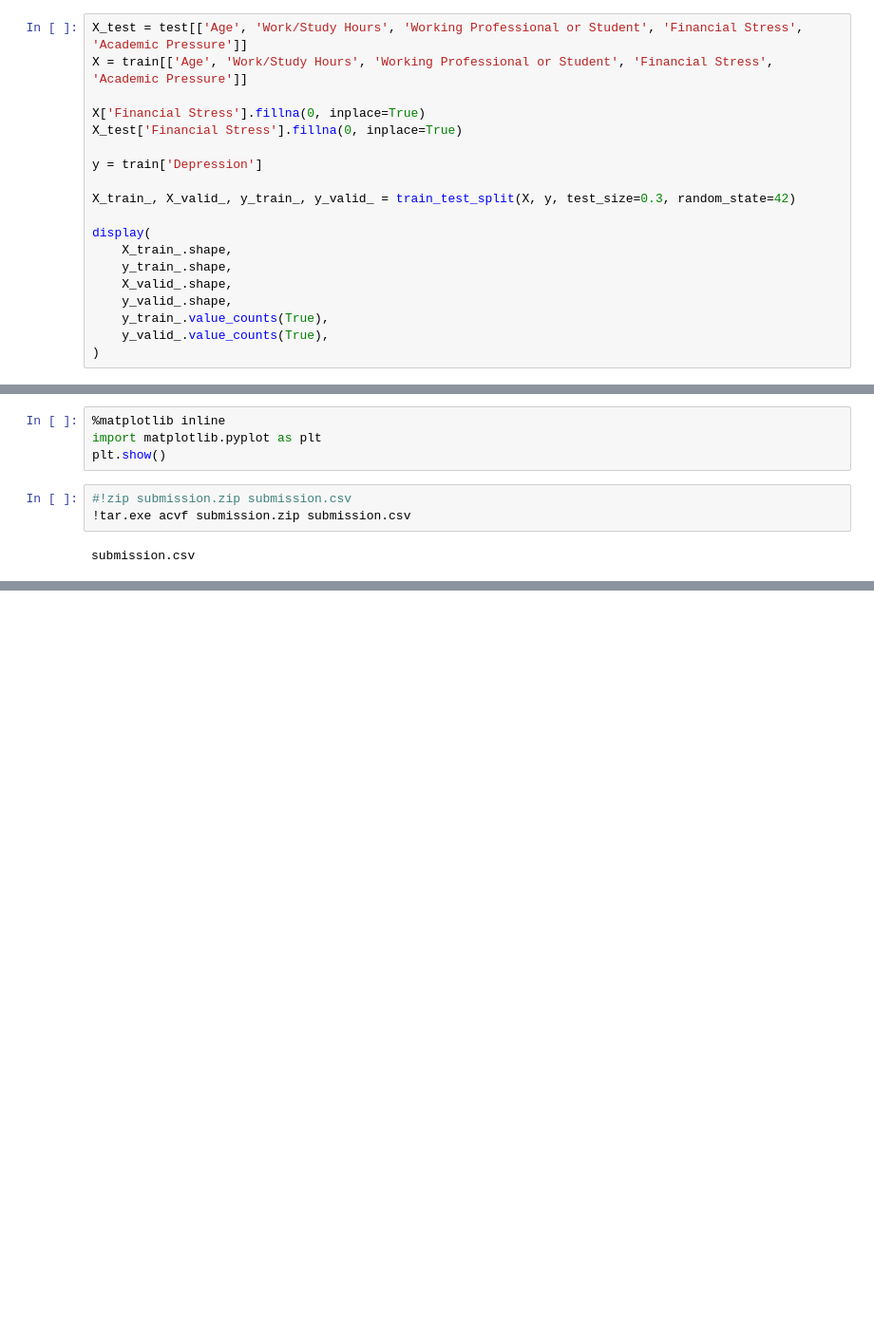
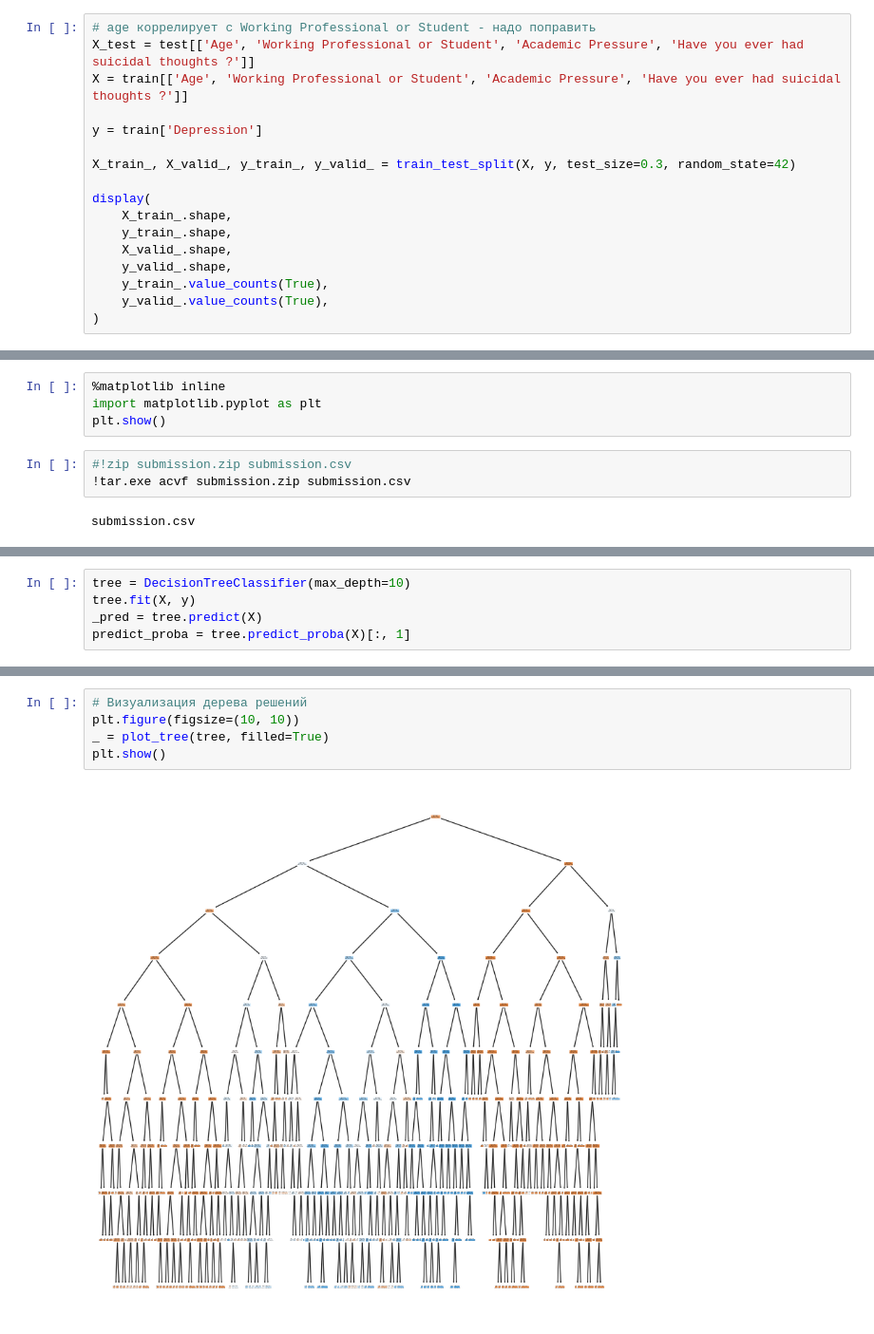
Before and after one commit to NikitaMaltsevvv/SIAFT_INTENSIVE, a Jupyter notebook: baseline.ipynb, the cells around one changed output, grey strips where cells are left out. Shown: that part at 95% size. Drawn from its saved outputs; the diff is of its cells as text; blank space fills up the shorter version.

Commit message:
added tree

```diff
--- a/baseline.ipynb
+++ b/baseline.ipynb
@@ -306,9 +302,7 @@ plt.show()
 # %%
-X_test = test[['Age', 'Work/Study Hours', 'Working Professional or Student', 'Financial Stress', 'Academic Pressure']]
-X = train[['Age', 'Work/Study Hours', 'Working Professional or Student', 'Financial Stress', 'Academic Pressure']]
-
-X['Financial Stress'].fillna(0, inplace=True)
-X_test['Financial Stress'].fillna(0, inplace=True)
+# age коррелирует с Working Professional or Student - надо поправить
+X_test = test[['Age', 'Working Professional or Student', 'Academic Pressure', 'Have you ever had suicidal thoughts ?']]
+X = train[['Age', 'Working Professional or Student', 'Academic Pressure', 'Have you ever had suicidal thoughts ?']]
 
 y = train['Depression']
 
@@ -404,0 +383,5 @@ submission.csv
+# %%
+tree = DecisionTreeClassifier(max_depth=10)
+tree.fit(X, y)
+_pred = tree.predict(X)
+predict_proba = tree.predict_proba(X)[:, 1]
@@ -404,0 +396,7 @@ submission.csv
+# %%
+# Визуализация дерева решений
+plt.figure(figsize=(10, 10))
+_ = plot_tree(tree, filled=True)
+plt.show()
+# %% [output]
+[figure, added]
```
Also changed, not shown: parts of 20 cells of this notebook, 2 other files.
